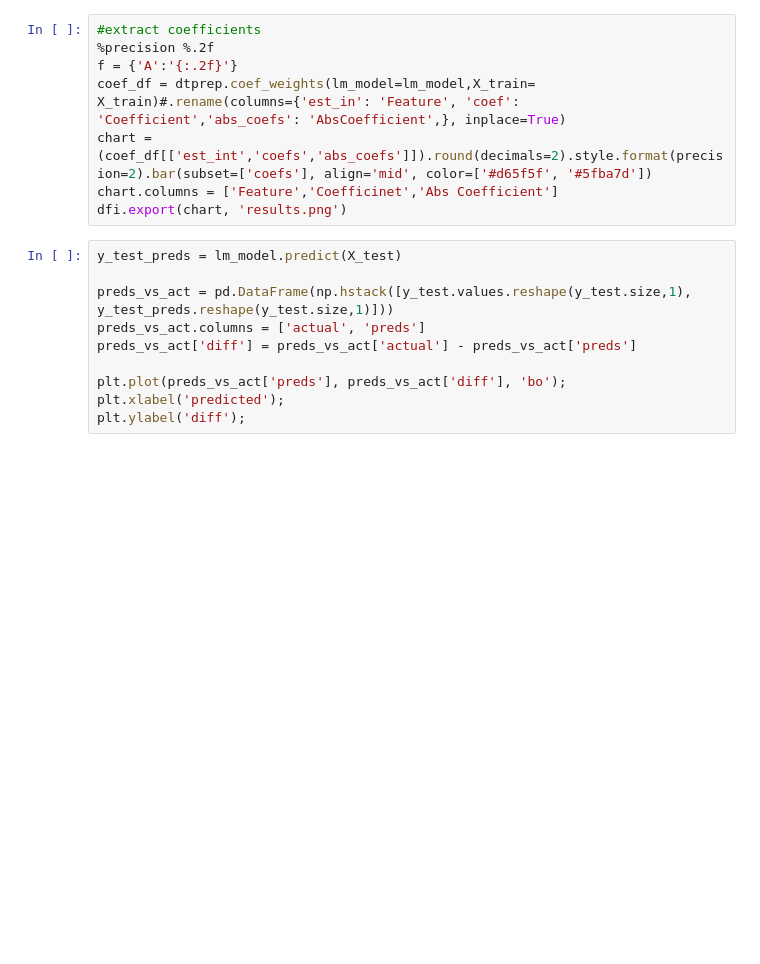
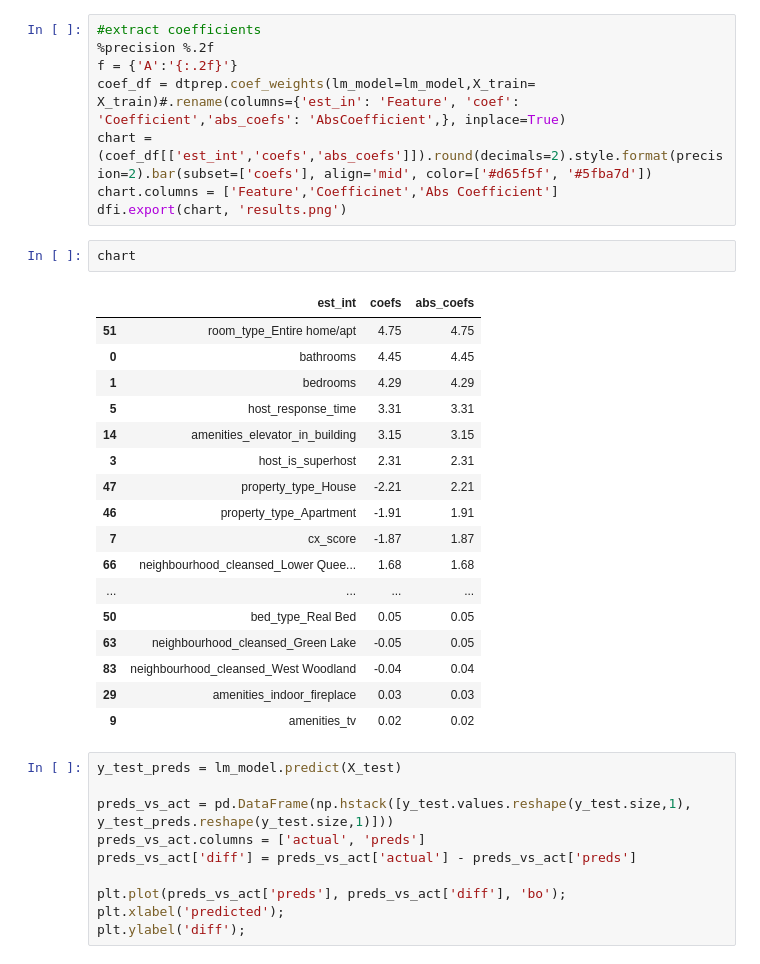
Before and after one commit to aeusepi/AirBnB_Project, a Jupyter notebook: AirBnbSeattle.ipynb, the cells around one changed output. Drawn from its saved outputs; the diff is of its cells as text; blank space fills up the shorter version.

```diff
--- a/AirBnbSeattle.ipynb
+++ b/AirBnbSeattle.ipynb
@@ -463,6 +452,26 @@ coef_df = dtprep.coef_weights(lm_model=lm_model,X_train= X_train)#.rename(column
 chart = (coef_df[['est_int','coefs','abs_coefs']]).round(decimals=2).style.format(precision=2).bar(subset=['coefs'], align='mid', color=['#d65f5f', '#5fba7d'])
 chart.columns = ['Feature','Coefficinet','Abs Coefficient']
 dfi.export(chart, 'results.png')
+# %%
+chart
+# %% [output]
+|  | est_int | coefs | abs_coefs |
+| 51 | room_type_Entire home/apt | 4.75 | 4.75 |
+| 0 | bathrooms | 4.45 | 4.45 |
+| 1 | bedrooms | 4.29 | 4.29 |
+| 5 | host_response_time | 3.31 | 3.31 |
+| 14 | amenities_elevator_in_building | 3.15 | 3.15 |
+| 3 | host_is_superhost | 2.31 | 2.31 |
+| 47 | property_type_House | -2.21 | 2.21 |
+| 46 | property_type_Apartment | -1.91 | 1.91 |
+| 7 | cx_score | -1.87 | 1.87 |
+| 66 | neighbourhood_cleansed_Lower Quee... | 1.68 | 1.68 |
+| ... | ... | ... | ... |
+| 50 | bed_type_Real Bed | 0.05 | 0.05 |
+| 63 | neighbourhood_cleansed_Green Lake | -0.05 | 0.05 |
+| 83 | neighbourhood_cleansed_West Woodland | -0.04 | 0.04 |
+| 29 | amenities_indoor_fireplace | 0.03 | 0.03 |
+| 9 | amenities_tv | 0.02 | 0.02 |
 # %%
 y_test_preds = lm_model.predict(X_test)
 
```
Also changed, not shown: parts of 7 cells of this notebook.
